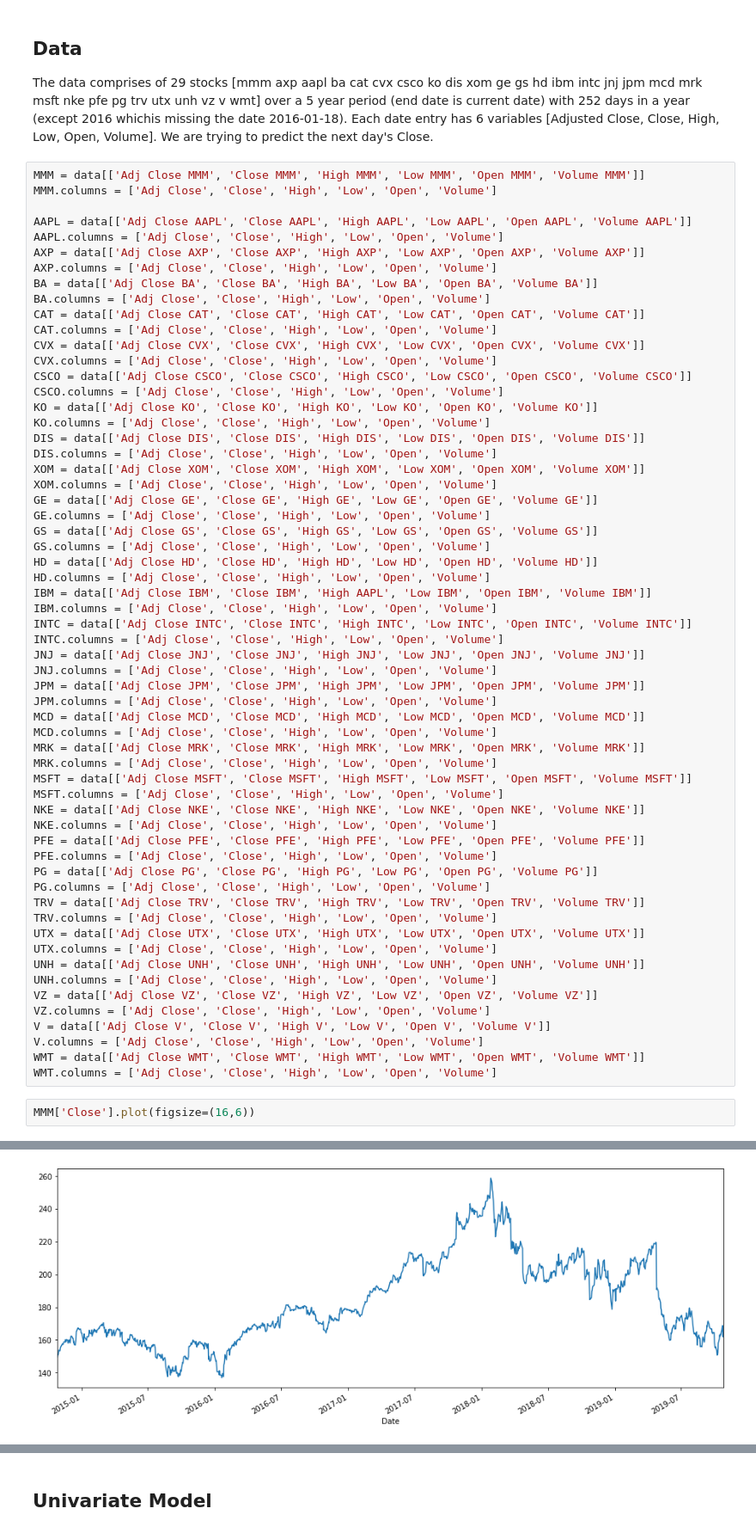
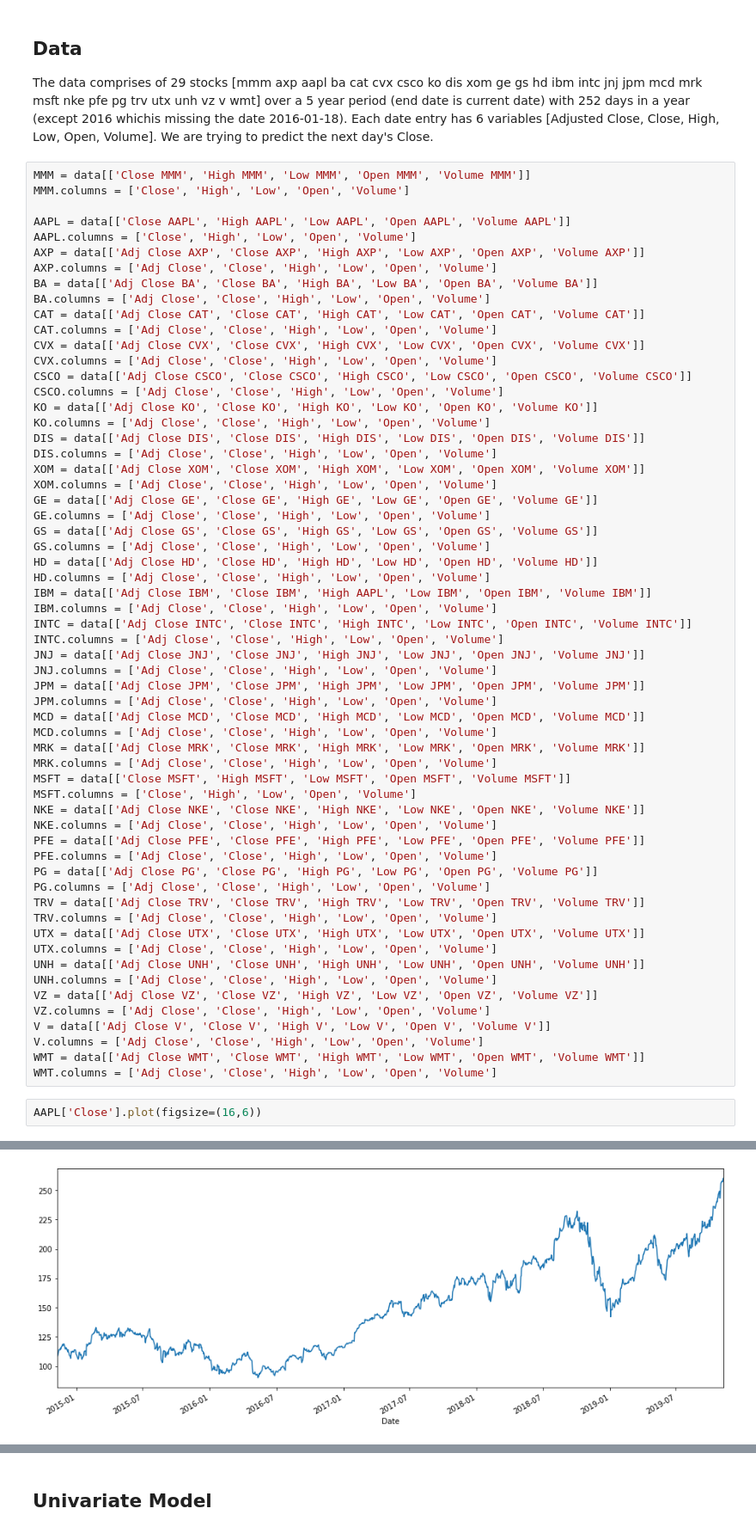
Before and after one commit to Samarmy/CS545TP, a Jupyter notebook: Armstrong-Choudhary-Hua-project.ipynb, the cells around one changed output, grey strips where cells are left out. Shown: that part at 86% size. Cells and saved outputs as stored; diff of their text form.

```diff
--- a/Armstrong-Choudhary-Hua-project.ipynb
+++ b/Armstrong-Choudhary-Hua-project.ipynb
@@ -48,11 +53,11 @@ data.shape
 
 The data comprises of 29 stocks [mmm axp aapl ba cat cvx csco ko dis xom ge gs hd ibm intc jnj jpm mcd mrk msft nke pfe pg trv utx unh vz v wmt] over a 5 year period (end date is current date) with 252 days in a year (except 2016 whichis missing the date 2016-01-18). Each date entry has 6 variables [Adjusted Close, Close, High, Low, Open, Volume]. We are trying to predict the next day's Close.
 # %%
-MMM = data[['Adj Close MMM', 'Close MMM', 'High MMM', 'Low MMM', 'Open MMM', 'Volume MMM']]
-MMM.columns = ['Adj Close', 'Close', 'High', 'Low', 'Open', 'Volume']
+MMM = data[['Close MMM', 'High MMM', 'Low MMM', 'Open MMM', 'Volume MMM']]
+MMM.columns = ['Close', 'High', 'Low', 'Open', 'Volume']
 
-AAPL = data[['Adj Close AAPL', 'Close AAPL', 'High AAPL', 'Low AAPL', 'Open AAPL', 'Volume AAPL']]
-AAPL.columns = ['Adj Close', 'Close', 'High', 'Low', 'Open', 'Volume']
+AAPL = data[['Close AAPL', 'High AAPL', 'Low AAPL', 'Open AAPL', 'Volume AAPL']]
+AAPL.columns = ['Close', 'High', 'Low', 'Open', 'Volume']
 AXP = data[['Adj Close AXP', 'Close AXP', 'High AXP', 'Low AXP', 'Open AXP', 'Volume AXP']]
 AXP.columns = ['Adj Close', 'Close', 'High', 'Low', 'Open', 'Volume']
 BA = data[['Adj Close BA', 'Close BA', 'High BA', 'Low BA', 'Open BA', 'Volume BA']]
@@ -87,8 +92,8 @@ MCD = data[['Adj Close MCD', 'Close MCD', 'High MCD', 'Low MCD', 'Open MCD', 'Vo
 MCD.columns = ['Adj Close', 'Close', 'High', 'Low', 'Open', 'Volume']
 MRK = data[['Adj Close MRK', 'Close MRK', 'High MRK', 'Low MRK', 'Open MRK', 'Volume MRK']]
 MRK.columns = ['Adj Close', 'Close', 'High', 'Low', 'Open', 'Volume']
-MSFT = data[['Adj Close MSFT', 'Close MSFT', 'High MSFT', 'Low MSFT', 'Open MSFT', 'Volume MSFT']]
-MSFT.columns = ['Adj Close', 'Close', 'High', 'Low', 'Open', 'Volume']
+MSFT = data[['Close MSFT', 'High MSFT', 'Low MSFT', 'Open MSFT', 'Volume MSFT']]
+MSFT.columns = ['Close', 'High', 'Low', 'Open', 'Volume']
 NKE = data[['Adj Close NKE', 'Close NKE', 'High NKE', 'Low NKE', 'Open NKE', 'Volume NKE']]
 NKE.columns = ['Adj Close', 'Close', 'High', 'Low', 'Open', 'Volume']
 PFE = data[['Adj Close PFE', 'Close PFE', 'High PFE', 'Low PFE', 'Open PFE', 'Volume PFE']]
@@ -108,7 +113,7 @@ V.columns = ['Adj Close', 'Close', 'High', 'Low', 'Open', 'Volume']
 WMT = data[['Adj Close WMT', 'Close WMT', 'High WMT', 'Low WMT', 'Open WMT', 'Volume WMT']]
 WMT.columns = ['Adj Close', 'Close', 'High', 'Low', 'Open', 'Volume']
 # %%
-MMM['Close'].plot(figsize=(16,6))
+AAPL['Close'].plot(figsize=(16,6))
 # %% [output]
 <matplotlib.axes._subplots.AxesSubplot at 0x...>
-[figure, old version]
+[figure, new version]
```
Also changed, not shown: parts of 29 cells of this notebook.
